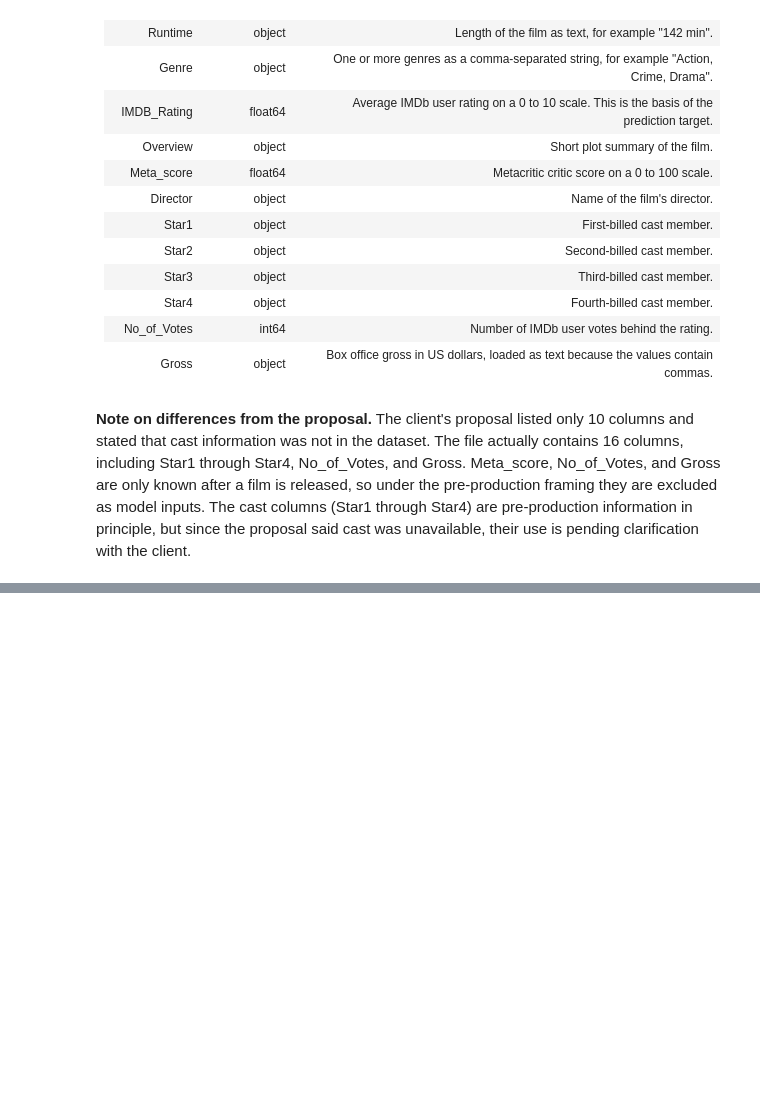
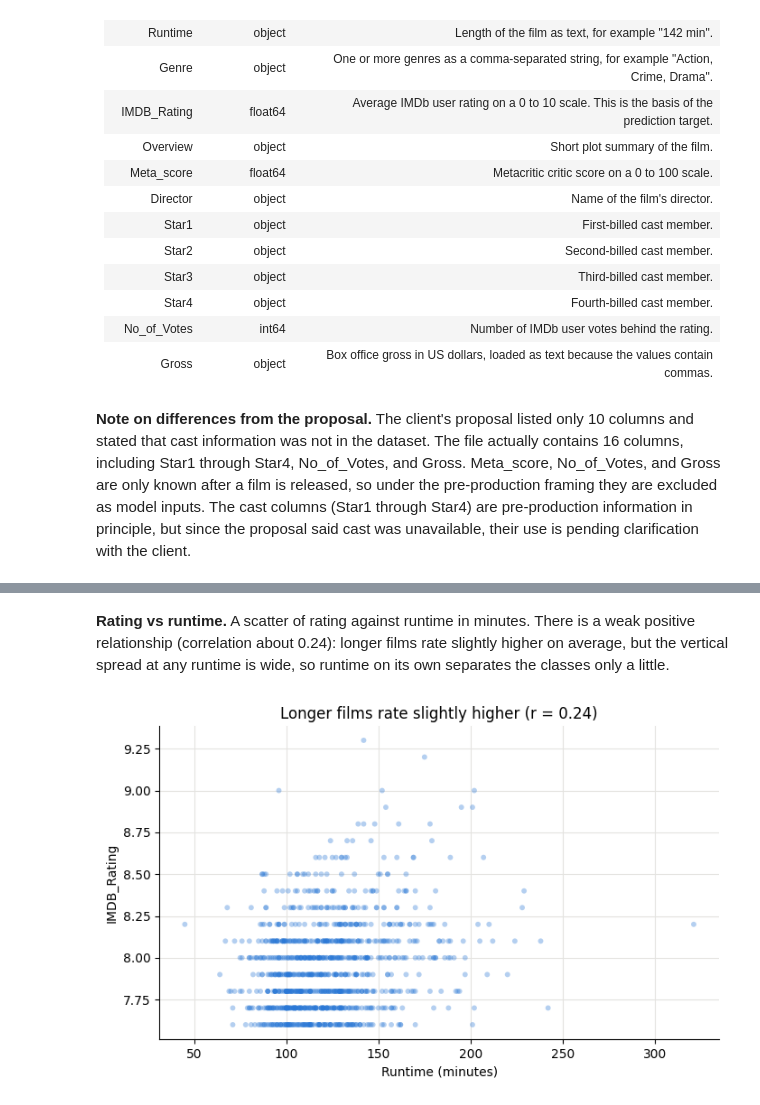
Before and after one commit to ekam-n/iat461-final-project, a Jupyter notebook: notebook.ipynb, the cells around one changed output, grey strips where cells are left out. Cells and saved outputs as stored; diff of their text form; code cells hidden in the pictures; blank space fills up the shorter version.

```diff
--- a/notebook.ipynb
+++ b/notebook.ipynb
@@ -65,0 +178,11 @@ dtype: object
+# %% [markdown]
+**Rating vs runtime.** A scatter of rating against runtime in minutes. There is a weak positive relationship (correlation about 0.24): longer films rate slightly higher on average, but the vertical spread at any runtime is wide, so runtime on its own separates the classes only a little.
+# %%
+fig, ax = plt.subplots(figsize=(8, 4.5))
+ax.scatter(df["Runtime_Min"], df["IMDB_Rating"], s=18, alpha=0.35, color=BLUE, edgecolors="none")
+ax.set_title(f"Longer films rate slightly higher (r = {df['Runtime_Min'].corr(df['IMDB_Rating']):.2f})")
+ax.set_xlabel("Runtime (minutes)")
+ax.set_ylabel("IMDB_Rating")
+plt.show()
+# %% [output]
+[figure, added]
```
Also changed, not shown: parts of 28 cells of this notebook.
